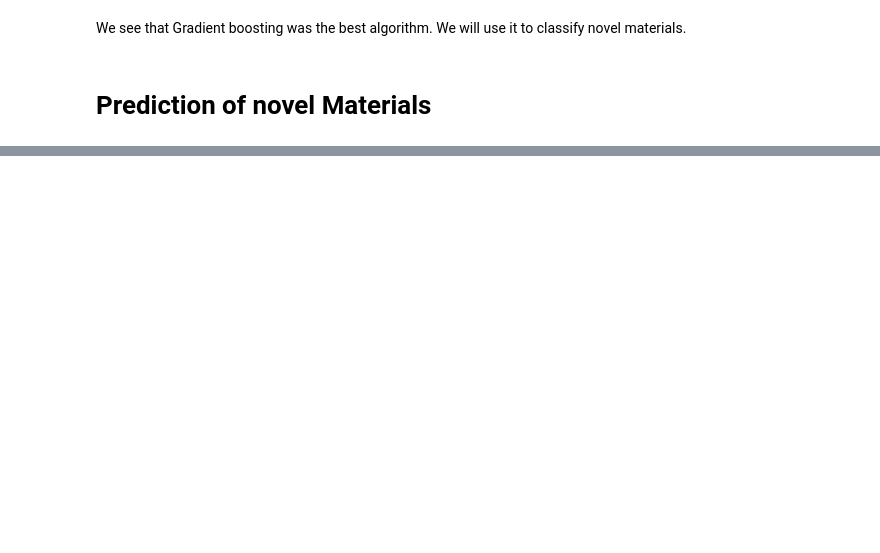
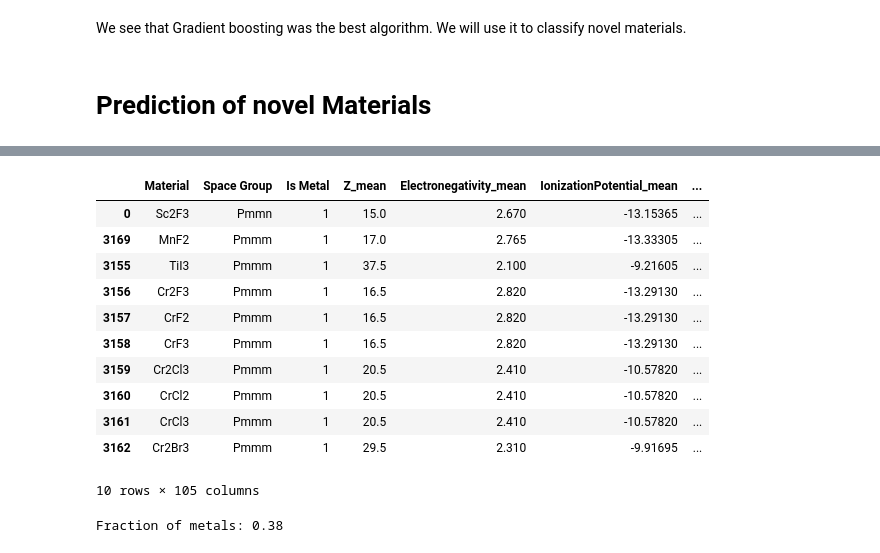
Before and after one commit to marcsgil/MLPhysics, a Jupyter notebook: 3 - Metal Insulator Classification/classification.ipynb, the cells around one changed output, grey strips where cells are left out. Drawn from its saved outputs; the diff is of its cells as text; code cells hidden in the pictures; blank space fills up the shorter version.

```diff
--- a/3 - Metal Insulator Classification/classification.ipynb
+++ b/3 - Metal Insulator Classification/classification.ipynb
@@ -292,0 +312,20 @@ np.sum(y_pred)
+# %%
+#10 predicted metals
+novel_df.sort_values(by='Is Metal',ascending=False).head(10)
+# %% [output]
+|  | Material | Space Group | Is Metal | Z_mean | Electronegativity_mean | IonizationPotential_mean | ... |
+| 0 | Sc2F3 | Pmmn | 1 | 15.0 | 2.670 | -13.15365 | ... |
+| 3169 | MnF2 | Pmmm | 1 | 17.0 | 2.765 | -13.33305 | ... |
+| 3155 | TiI3 | Pmmm | 1 | 37.5 | 2.100 | -9.21605 | ... |
+| 3156 | Cr2F3 | Pmmm | 1 | 16.5 | 2.820 | -13.29130 | ... |
+| 3157 | CrF2 | Pmmm | 1 | 16.5 | 2.820 | -13.29130 | ... |
+| 3158 | CrF3 | Pmmm | 1 | 16.5 | 2.820 | -13.29130 | ... |
+| 3159 | Cr2Cl3 | Pmmm | 1 | 20.5 | 2.410 | -10.57820 | ... |
+| 3160 | CrCl2 | Pmmm | 1 | 20.5 | 2.410 | -10.57820 | ... |
+| 3161 | CrCl3 | Pmmm | 1 | 20.5 | 2.410 | -10.57820 | ... |
+| 3162 | Cr2Br3 | Pmmm | 1 | 29.5 | 2.310 | -9.91695 | ... |
+10 rows × 105 columns
+# %%
+print("Fraction of metals: %.2f" % (1 - novel_df["Is Metal"].sum()/novel_df["Is Metal"].shape[0]))
+# %% [output]
+Fraction of metals: 0.38
```
Also changed, not shown: parts of 11 cells of this notebook, 3 other files.
